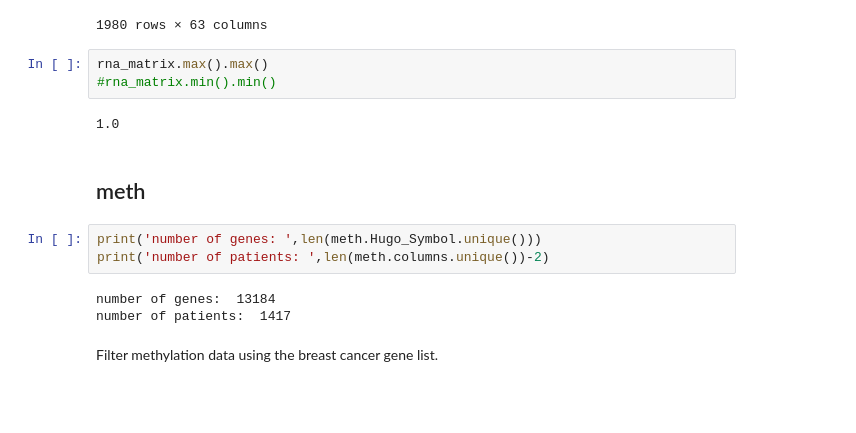
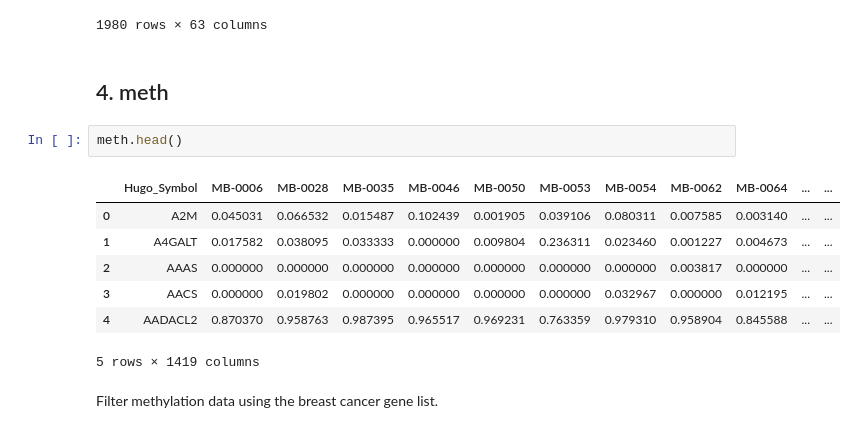
Before and after one commit to SilviaMariaMacri/applied-machine-learning-project, a Jupyter notebook: data_processing.ipynb, the cells around one changed output. Cells and saved outputs as stored; diff of their text form; blank space fills up the shorter version.

```diff
--- a/data_processing.ipynb
+++ b/data_processing.ipynb
@@ -259,19 +288,18 @@ rna_matrix
 | MB-4313 | 0.255756 | 0.397405 | 0.38555 | 0.392142 | 0.378291 | 0.376687 | 0.313355 | 0.248777 | 0.459724 | ... |
 | MB-4823 | 0.407758 | 0.357543 | 0.460797 | 0.465923 | 0.440515 | 0.43496 | 0.439317 | 0.457227 | 0.376759 | ... |
 1980 rows × 63 columns
-# %%
-rna_matrix.max().max()
-#rna_matrix.min().min()
-# %% [output]
-1.0
 # %% [markdown]
-## meth
+## 4. meth<a class="anchor" id="4"></a>
 # %%
-print('number of genes: ',len(meth.Hugo_Symbol.unique()))
-print('number of patients: ',len(meth.columns.unique())-2)
+meth.head()
 # %% [output]
+|  | Hugo_Symbol | MB-0006 | MB-0028 | MB-0035 | MB-0046 | MB-0050 | MB-0053 | MB-0054 | MB-0062 | MB-0064 | ... | ... |
+| 0 | A2M | 0.045031 | 0.066532 | 0.015487 | 0.102439 | 0.001905 | 0.039106 | 0.080311 | 0.007585 | 0.003140 | ... | ... |
+| 1 | A4GALT | 0.017582 | 0.038095 | 0.033333 | 0.000000 | 0.009804 | 0.236311 | 0.023460 | 0.001227 | 0.004673 | ... | ... |
+| 2 | AAAS | 0.000000 | 0.000000 | 0.000000 | 0.000000 | 0.000000 | 0.000000 | 0.000000 | 0.003817 | 0.000000 | ... | ... |
+| 3 | AACS | 0.000000 | 0.019802 | 0.000000 | 0.000000 | 0.000000 | 0.000000 | 0.032967 | 0.000000 | 0.012195 | ... | ... |
+| 4 | AADACL2 | 0.870370 | 0.958763 | 0.987395 | 0.965517 | 0.969231 | 0.763359 | 0.979310 | 0.958904 | 0.845588 | ... | ... |
-number of genes:  13184
-number of patients:  1417
+5 rows × 1419 columns
 # %% [markdown]
 Filter methylation data using the breast cancer gene list.
 # %%
```
Also changed, not shown: parts of 29 cells of this notebook.
